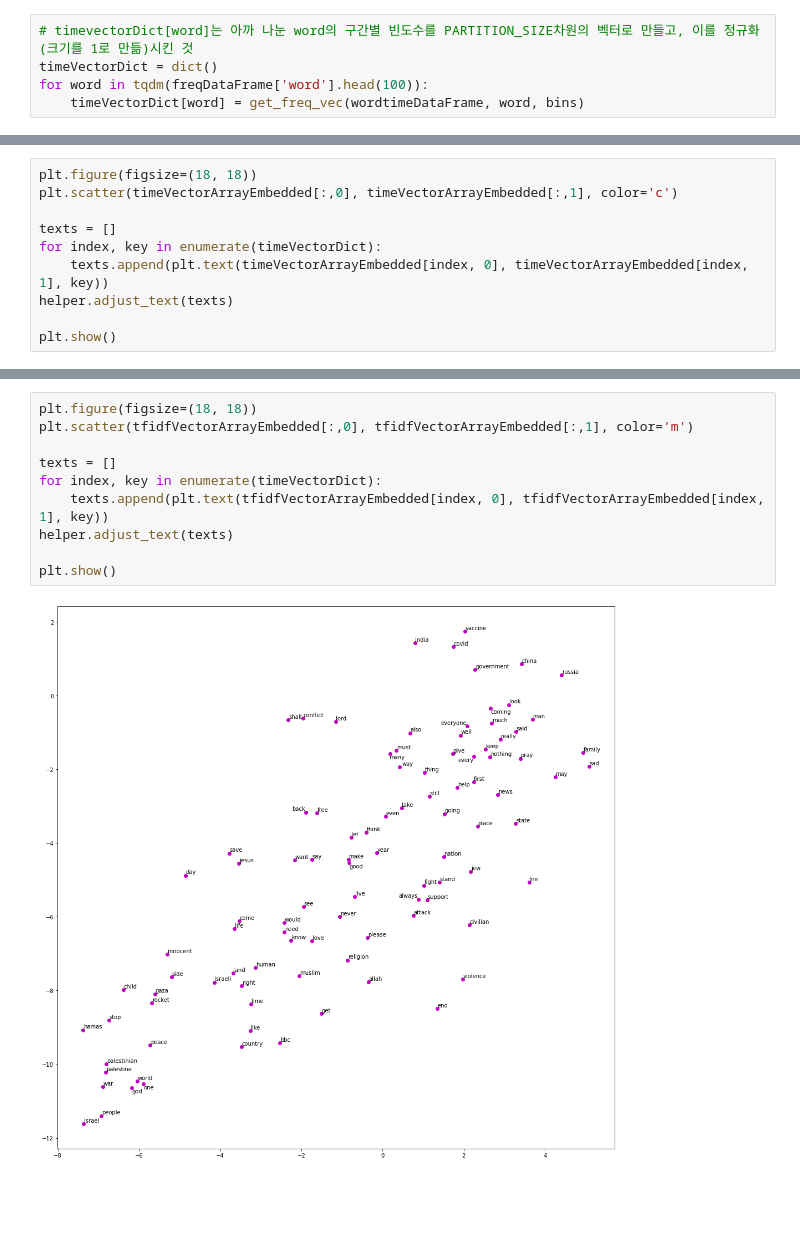
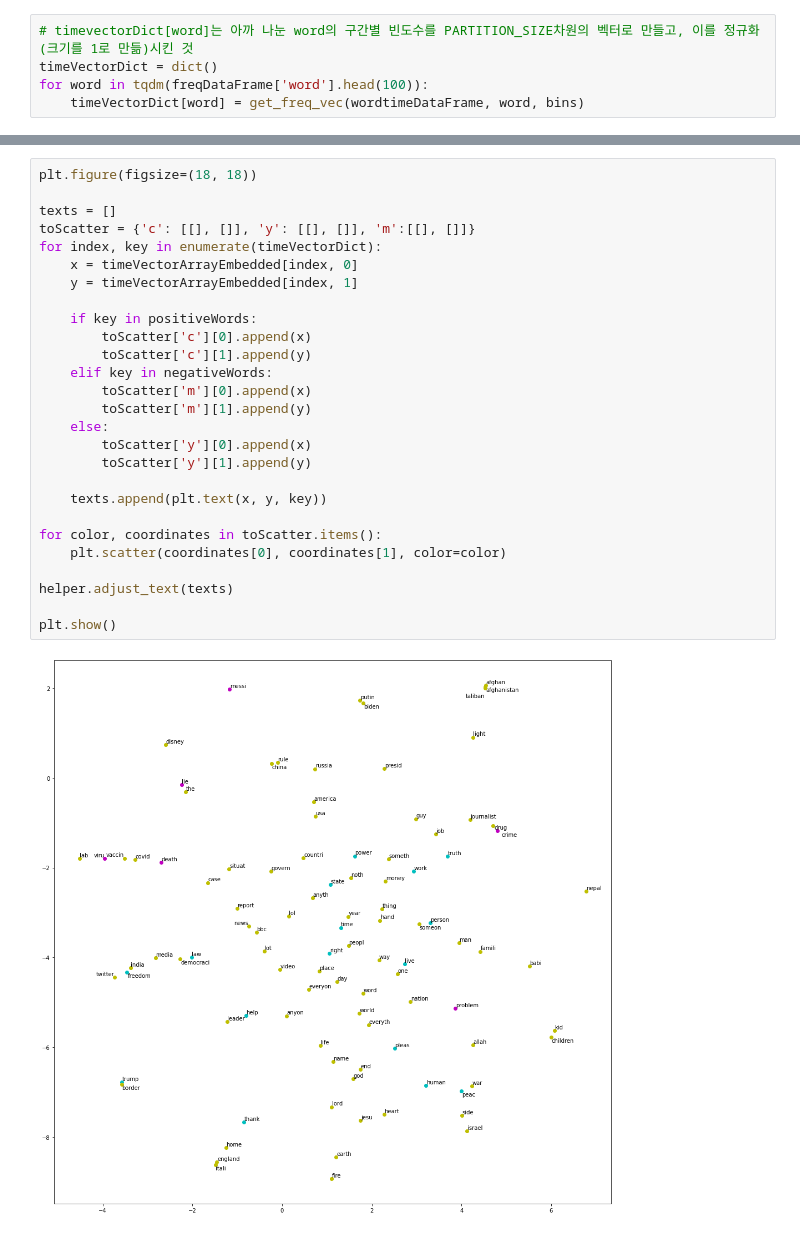
Before and after one commit to SSHS-RNE/youtube-data-acquisition, a Jupyter notebook: sample3.ipynb, the cells around one changed output, grey strips where cells are left out. Saved outputs shown, nothing was run; the diff lists cells and outputs as text; blank space fills up the shorter version.

```diff
--- a/sample3.ipynb
+++ b/sample3.ipynb
@@ -151,10 +405,0 @@ tfidfVectorArrayEmbedded = tsne.fit_transform(tfidfVectorArray)
-# %%
-plt.figure(figsize=(18, 18))
-plt.scatter(timeVectorArrayEmbedded[:,0], timeVectorArrayEmbedded[:,1], color='c')
-
-texts = []
-for index, key in enumerate(timeVectorDict):
-    texts.append(plt.text(timeVectorArrayEmbedded[index, 0], timeVectorArrayEmbedded[index, 1], key))
-helper.adjust_text(texts)
-
-plt.show()
@@ -163,12 +406,29 @@ plt.show()
-# %%
-plt.figure(figsize=(18, 18))
-plt.scatter(tfidfVectorArrayEmbedded[:,0], tfidfVectorArrayEmbedded[:,1], color='m')
-
-texts = []
-for index, key in enumerate(timeVectorDict):
-    texts.append(plt.text(tfidfVectorArrayEmbedded[index, 0], tfidfVectorArrayEmbedded[index, 1], key))
-helper.adjust_text(texts)
-
-plt.show()
-# %% [output]
-[figure, removed]
+# %%
+plt.figure(figsize=(18, 18))
+
+texts = []
+toScatter = {'c': [[], []], 'y': [[], []], 'm':[[], []]}
+for index, key in enumerate(timeVectorDict):
+    x = timeVectorArrayEmbedded[index, 0]
+    y = timeVectorArrayEmbedded[index, 1]
+
+    if key in positiveWords:
+        toScatter['c'][0].append(x)
+        toScatter['c'][1].append(y)
+    elif key in negativeWords:
+        toScatter['m'][0].append(x)
+        toScatter['m'][1].append(y)
+    else:
+        toScatter['y'][0].append(x)
+        toScatter['y'][1].append(y)
+
+    texts.append(plt.text(x, y, key))
+
+for color, coordinates in toScatter.items():
+    plt.scatter(coordinates[0], coordinates[1], color=color)
+
+helper.adjust_text(texts)
+
+plt.show()
+# %% [output]
+[figure, added]
```
Also changed, not shown: parts of 32 cells of this notebook, 48 other files.
